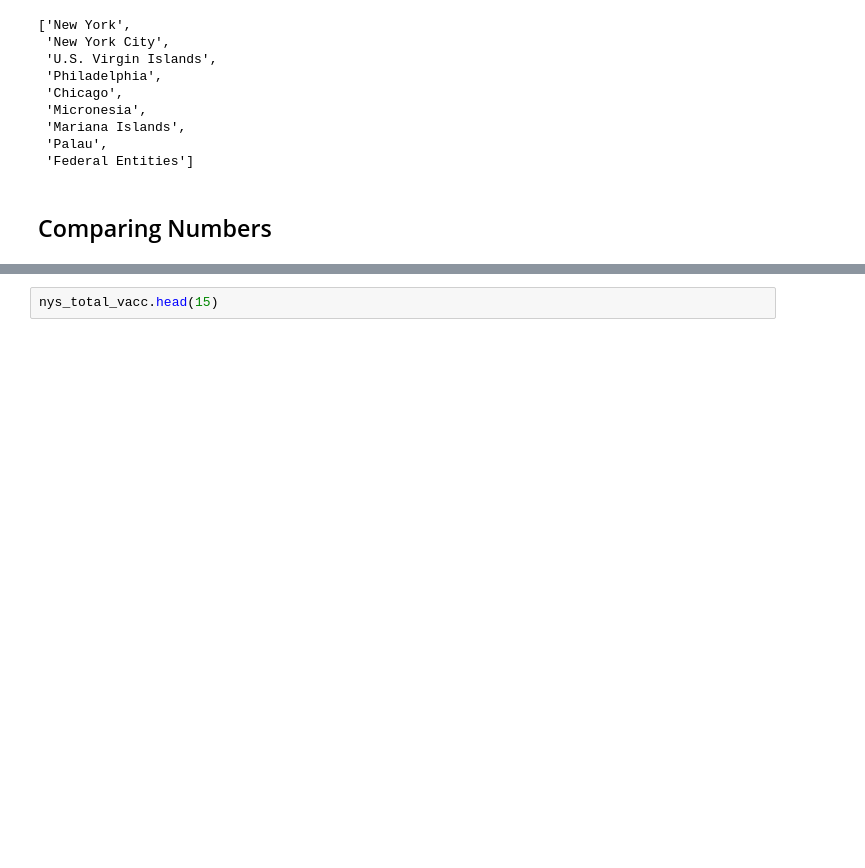
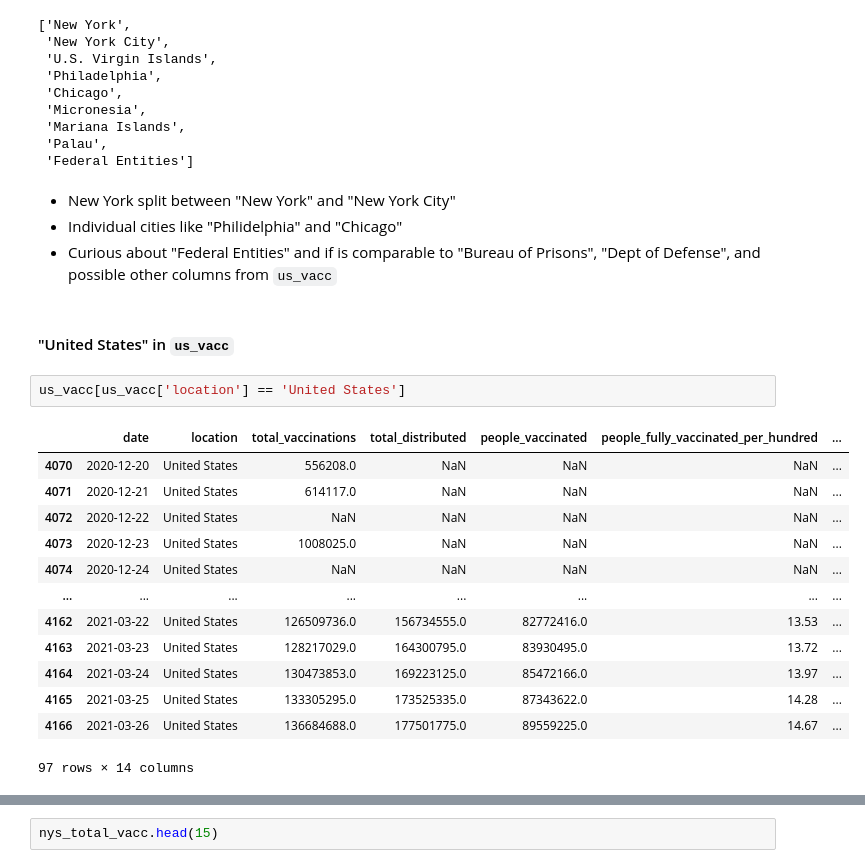
Before and after one commit to curtishiga/covid19_vaccinations, a Jupyter notebook: Untitled.ipynb, the cells around one changed output, grey strips where cells are left out. Drawn from its saved outputs; the diff is of its cells as text; blank space fills up the shorter version.

```diff
--- a/Untitled.ipynb
+++ b/Untitled.ipynb
@@ -356,5 +310,25 @@ not_in_indiv
  'Mariana Islands',
  'Palau',
  'Federal Entities']
-# %% [markdown]
-## Comparing Numbers
+# %% [markdown]
+- New York split between "New York" and "New York City"
+- Individual cities like "Philidelphia" and "Chicago"
+- Curious about "Federal Entities" and if is comparable to "Bureau of Prisons", "Dept of Defense", and possible other columns from `us_vacc`
+# %% [markdown]
+#### "United States" in `us_vacc`
+# %%
+us_vacc[us_vacc['location'] == 'United States']
+# %% [output]
+|  | date | location | total_vaccinations | total_distributed | people_vaccinated | people_fully_vaccinated_per_hundred | ... |
+| 4070 | 2020-12-20 | United States | 556208.0 | NaN | NaN | NaN | ... |
+| 4071 | 2020-12-21 | United States | 614117.0 | NaN | NaN | NaN | ... |
+| 4072 | 2020-12-22 | United States | NaN | NaN | NaN | NaN | ... |
+| 4073 | 2020-12-23 | United States | 1008025.0 | NaN | NaN | NaN | ... |
+| 4074 | 2020-12-24 | United States | NaN | NaN | NaN | NaN | ... |
+| ... | ... | ... | ... | ... | ... | ... | ... |
+| 4162 | 2021-03-22 | United States | 126509736.0 | 156734555.0 | 82772416.0 | 13.53 | ... |
+| 4163 | 2021-03-23 | United States | 128217029.0 | 164300795.0 | 83930495.0 | 13.72 | ... |
+| 4164 | 2021-03-24 | United States | 130473853.0 | 169223125.0 | 85472166.0 | 13.97 | ... |
+| 4165 | 2021-03-25 | United States | 133305295.0 | 173525335.0 | 87343622.0 | 14.28 | ... |
+| 4166 | 2021-03-26 | United States | 136684688.0 | 177501775.0 | 89559225.0 | 14.67 | ... |
+97 rows × 14 columns
```
Also changed, not shown: parts of 23 cells of this notebook.
